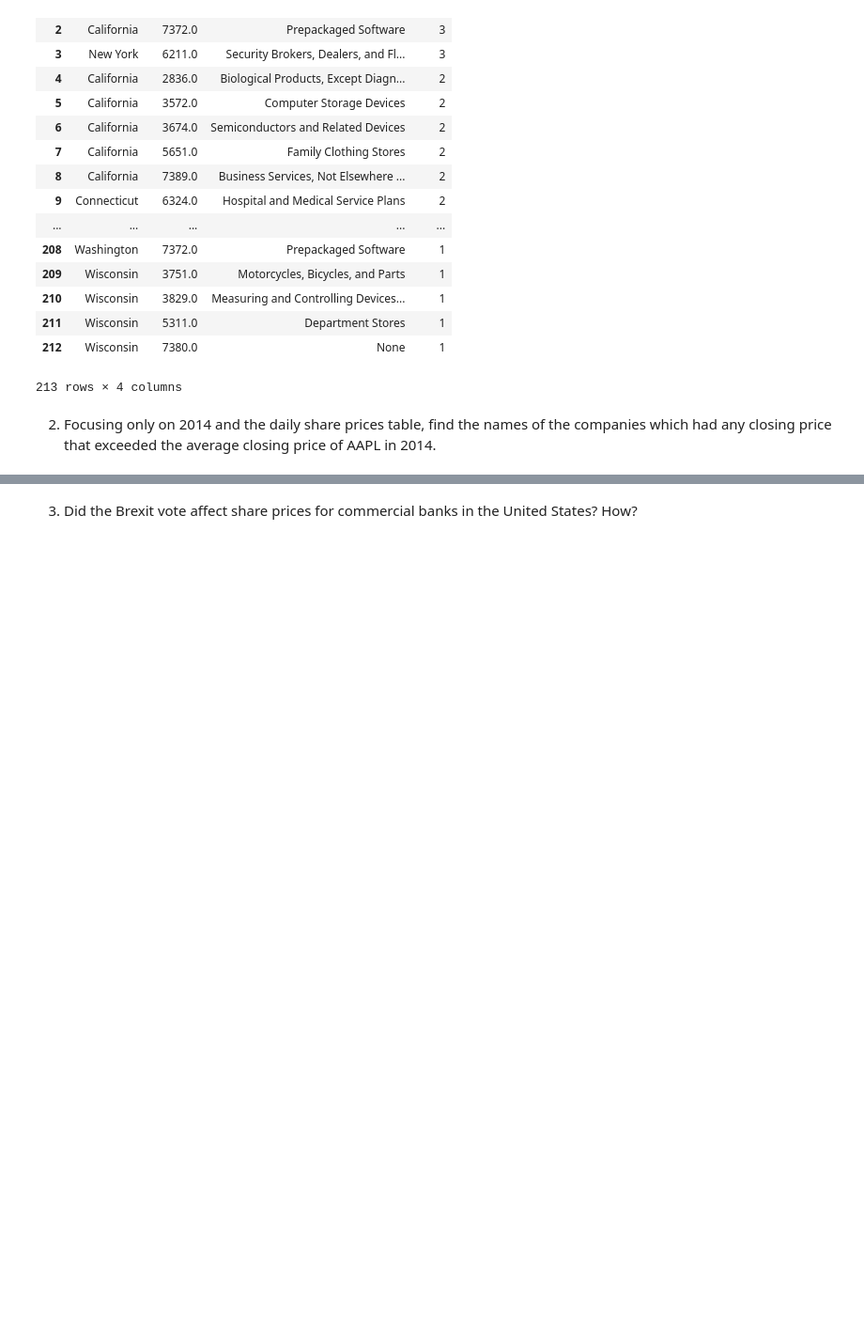
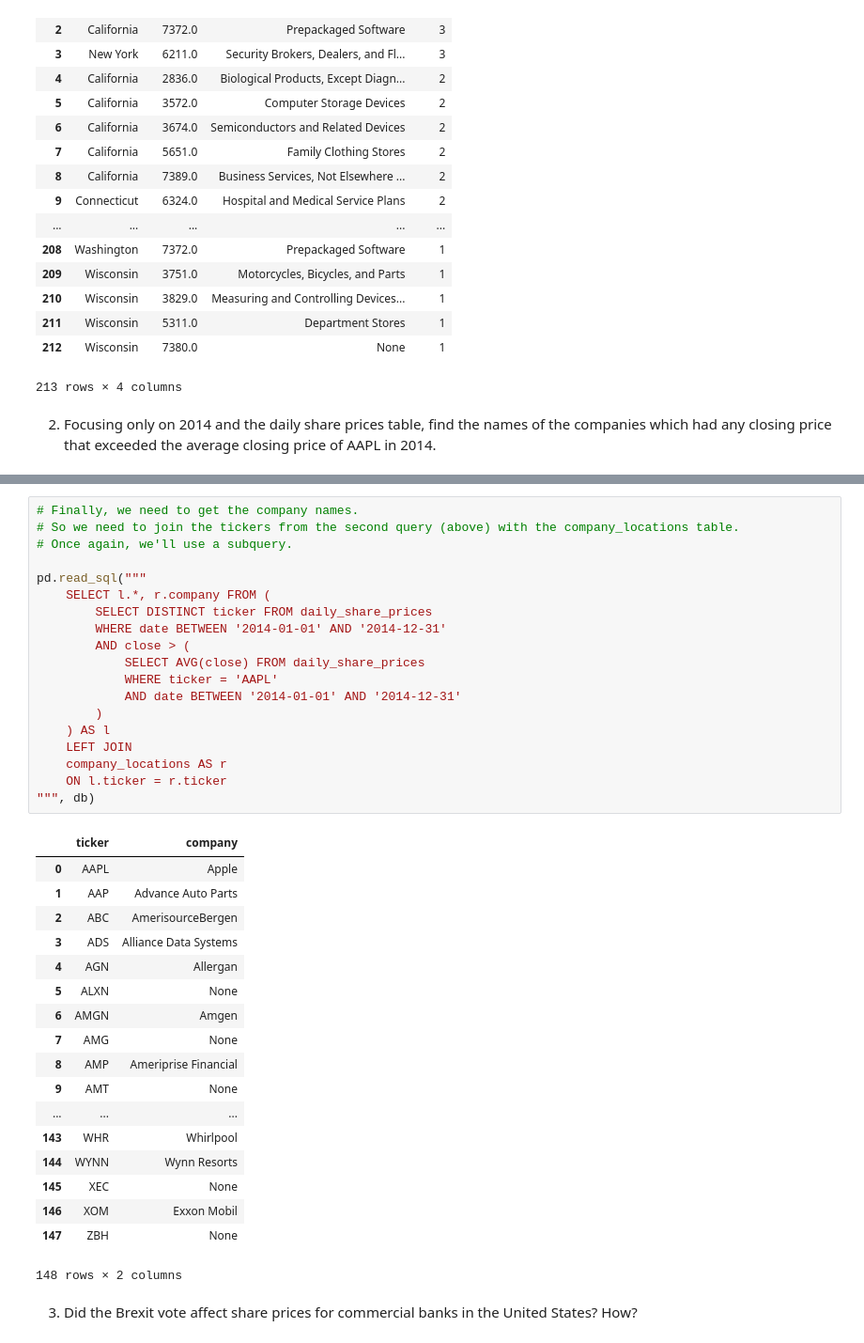
Before and after one commit to 2019-winter-ucdavis-sta141b/notes, a Jupyter notebook: lecture/02.28/notes.ipynb, the cells around one changed output, grey strips where cells are left out. Shown at 94% size. Saved outputs shown, nothing was run; the diff lists cells and outputs as text; blank space fills up the shorter version.

```diff
--- a/lecture/02.28/notes.ipynb
+++ b/lecture/02.28/notes.ipynb
@@ -139,2 +183,40 @@ pd.read_sql("""
+# %%
+# Finally, we need to get the company names.
+# So we need to join the tickers from the second query (above) with the company_locations table.
+# Once again, we'll use a subquery.
+
+pd.read_sql("""
+    SELECT l.*, r.company FROM (
+        SELECT DISTINCT ticker FROM daily_share_prices
+        WHERE date BETWEEN '2014-01-01' AND '2014-12-31'
+        AND close > (
+            SELECT AVG(close) FROM daily_share_prices
+            WHERE ticker = 'AAPL'
+            AND date BETWEEN '2014-01-01' AND '2014-12-31'
+        )
+    ) AS l
+    LEFT JOIN
+    company_locations AS r
+    ON l.ticker = r.ticker
+""", db)
+# %% [output]
+|  | ticker | company |
+| 0 | AAPL | Apple |
+| 1 | AAP | Advance Auto Parts |
+| 2 | ABC | AmerisourceBergen |
+| 3 | ADS | Alliance Data Systems |
+| 4 | AGN | Allergan |
+| 5 | ALXN | None |
+| 6 | AMGN | Amgen |
+| 7 | AMG | None |
+| 8 | AMP | Ameriprise Financial |
+| 9 | AMT | None |
+| ... | ... | ... |
+| 143 | WHR | Whirlpool |
+| 144 | WYNN | Wynn Resorts |
+| 145 | XEC | None |
+| 146 | XOM | Exxon Mobil |
+| 147 | ZBH | None |
+148 rows × 2 columns
 # %% [markdown]
 3. Did the Brexit vote affect share prices for commercial banks in the United States? How?
```
Also changed, not shown: parts of 22 cells of this notebook.
